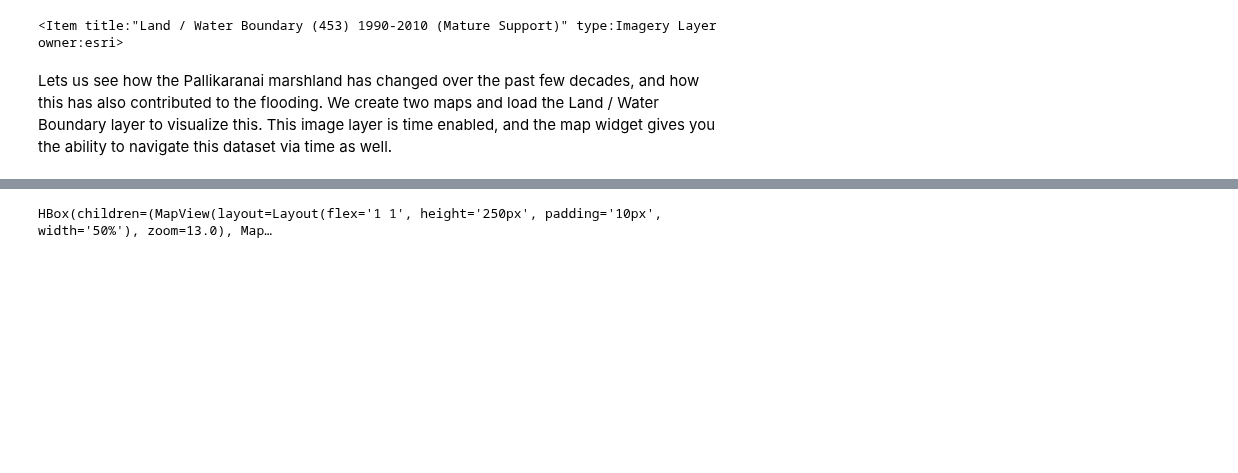
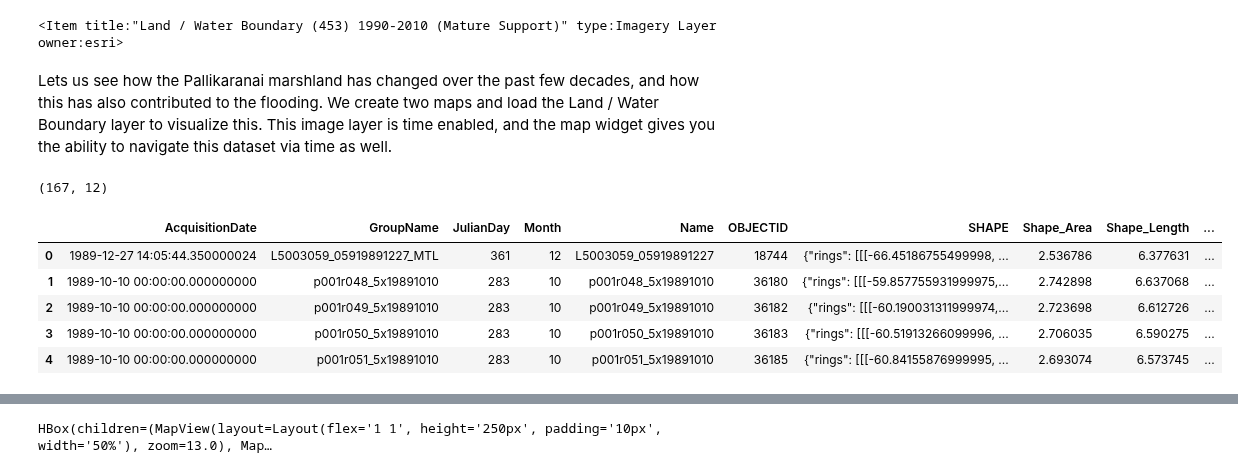
Before and after one commit to priyankatuteja/arcgis-python-api, a Jupyter notebook: samples/04_gis_analysts_data_scientists/chennai_floods_analysis.ipynb, the cells around one changed output, grey strips where cells are left out. Saved outputs shown, nothing was run; the diff lists cells and outputs as text; code cells hidden in the pictures; blank space fills up the shorter version.

Commit message:
chun7642/chennai floods with service published and set_time_extents not supported part 2

```diff
--- a/samples/04_gis_analysts_data_scientists/chennai_floods_analysis.ipynb
+++ b/samples/04_gis_analysts_data_scientists/chennai_floods_analysis.ipynb
@@ -223,0 +205,29 @@ satmap2.add_layer(selected2)
+# %%
+import pandas as pd
+def filter_images(my_map, where_clause):
+    global df
+
+    selected = ls_water_lyr.filter_by(where=where_clause)
+    my_map.add_layer(selected.mean())
+
+    fs = selected.query(out_fields="AcquisitionDate, GroupName, Month, JulianDay, WRS_Row, WRS_Path, Name",
+                  return_geometry=True,
+                  return_distinct_values=False,
+                  order_by_fields="AcquisitionDate")
+    tdf = fs.sdf
+    df = tdf
+    tdf['Time'] = pd.to_datetime(tdf['AcquisitionDate'], unit='ms')
+    print(df.shape)
+    return tdf
+
+satmap1 = gis.map("Pallikaranai, Tamil Nadu, India", zoomlevel=13)
+df = filter_images(satmap1, "(Year = 1989) AND (Quarter=4)") #  the fourth season
+df.head(5)
+# %% [output]
+(167, 12)
+|  | AcquisitionDate | GroupName | JulianDay | Month | Name | OBJECTID | SHAPE | Shape_Area | Shape_Length | ... |
+| 0 | 1989-12-27 14:05:44.350000024 | L5003059_05919891227_MTL | 361 | 12 | L5003059_05919891227 | 18744 | {"rings": [[[-66.45186755499998, ... | 2.536786 | 6.377631 | ... |
+| 1 | 1989-10-10 00:00:00.000000000 | p001r048_5x19891010 | 283 | 10 | p001r048_5x19891010 | 36180 | {"rings": [[[-59.857755931999975,... | 2.742898 | 6.637068 | ... |
+| 2 | 1989-10-10 00:00:00.000000000 | p001r049_5x19891010 | 283 | 10 | p001r049_5x19891010 | 36182 | {"rings": [[[-60.190031311999974,... | 2.723698 | 6.612726 | ... |
+| 3 | 1989-10-10 00:00:00.000000000 | p001r050_5x19891010 | 283 | 10 | p001r050_5x19891010 | 36183 | {"rings": [[[-60.51913266099996, ... | 2.706035 | 6.590275 | ... |
+| 4 | 1989-10-10 00:00:00.000000000 | p001r051_5x19891010 | 283 | 10 | p001r051_5x19891010 | 36185 | {"rings": [[[-60.84155876999995, ... | 2.693074 | 6.573745 | ... |
```
Also changed, not shown: parts of 3 cells of this notebook.
